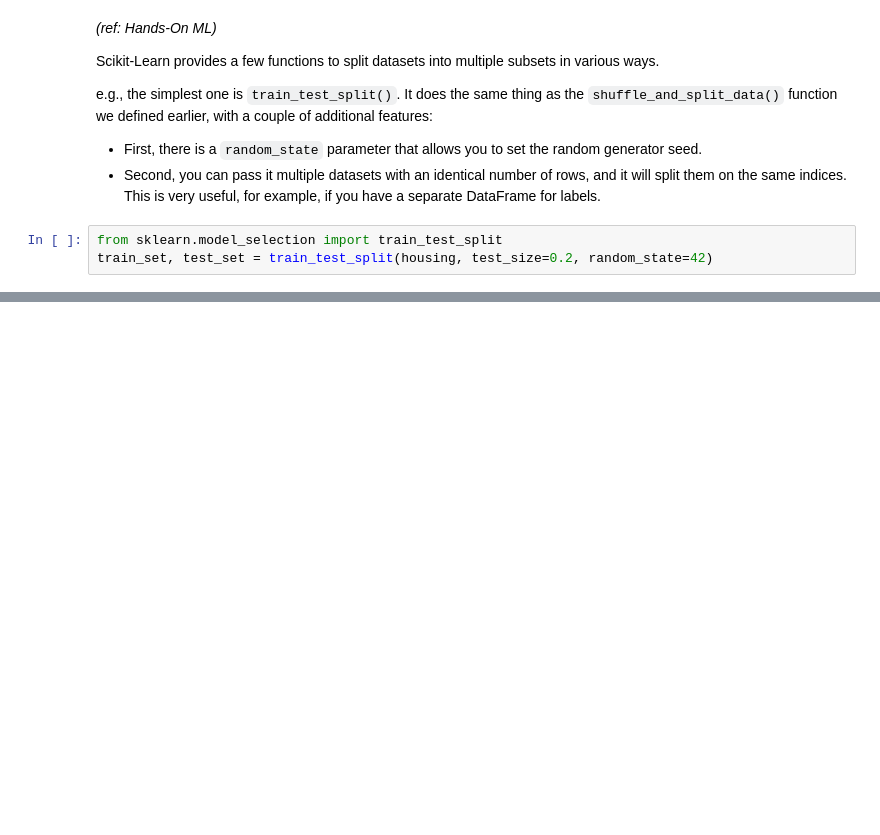
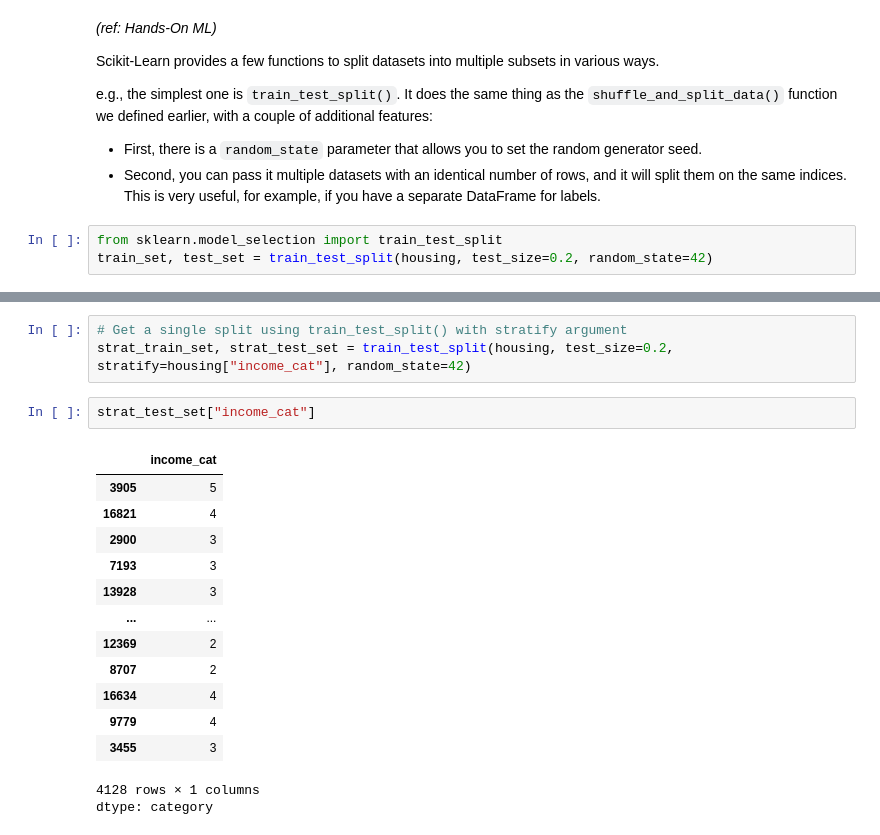
Before and after one commit to emredemirbas/regrespresso, a Jupyter notebook: regrespresso.ipynb, the cells around one changed output, grey strips where cells are left out. Cells and saved outputs as stored; diff of their text form; blank space fills up the shorter version.

```diff
--- a/regrespresso.ipynb
+++ b/regrespresso.ipynb
@@ -398,0 +530,20 @@ train_set, test_set = train_test_split(housing, test_size=0.2, random_state=42)
+# %%
+# Get a single split using train_test_split() with stratify argument
+strat_train_set, strat_test_set = train_test_split(housing, test_size=0.2, stratify=housing["income_cat"], random_state=42)
+# %%
+strat_test_set["income_cat"]
+# %% [output]
+|  | income_cat |
+| 3905 | 5 |
+| 16821 | 4 |
+| 2900 | 3 |
+| 7193 | 3 |
+| 13928 | 3 |
+| ... | ... |
+| 12369 | 2 |
+| 8707 | 2 |
+| 16634 | 4 |
+| 9779 | 4 |
+| 3455 | 3 |
+4128 rows × 1 columns
+dtype: category
```
Also changed, not shown: parts of 26 cells of this notebook.
